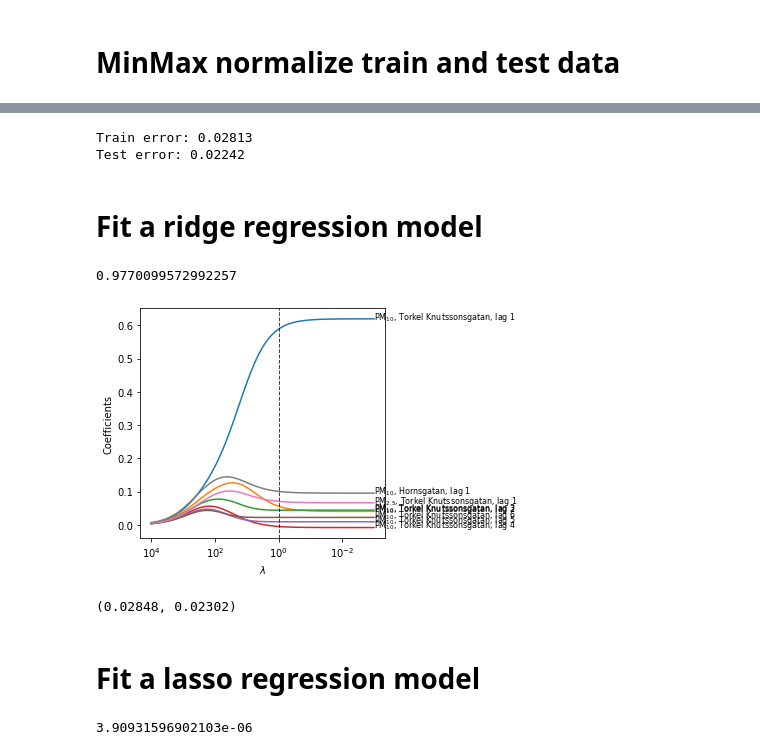
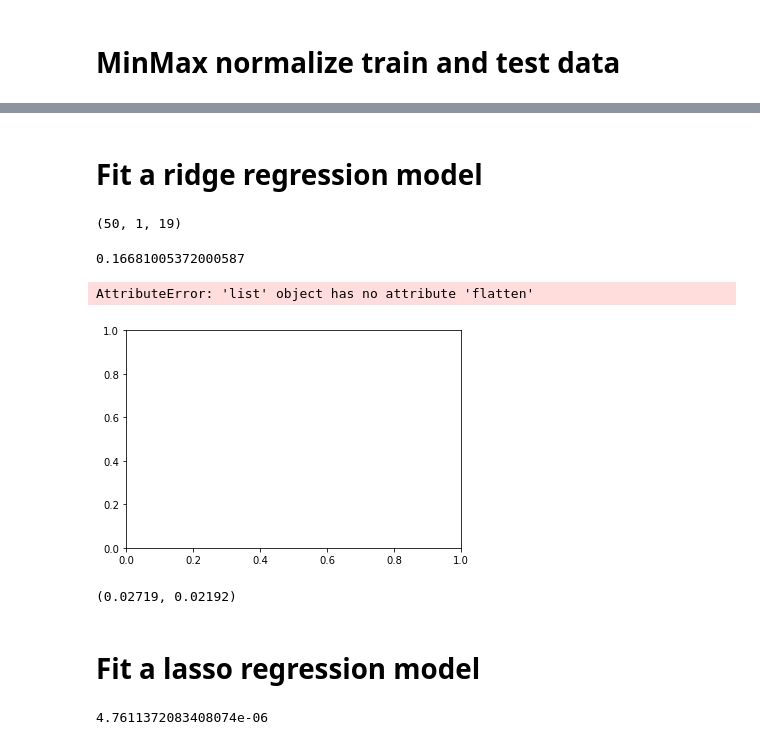
Before and after one commit to simoncarlen/forecasting_project, a Jupyter notebook: jupyter_notebooks/MLR_models.ipynb, the cells around one changed output, grey strips where cells are left out. Cells and saved outputs as stored; diff of their text form; code cells hidden in the pictures.

Commit message:
MLR models (mostly) completed, changes to thesis and inital results plotted

```diff
--- a/jupyter_notebooks/MLR_models.ipynb
+++ b/jupyter_notebooks/MLR_models.ipynb
@@ -83,19 +86,23 @@ df
 # %%
+# '2016-01-01 00:00:00'
+
 # split to train and test set
-df_train = df['2016-01-01 00:00:00':'2019-01-01 00:00:00']
+df_train = df[:'2019-01-01 00:00:00']
 df_test = df['2021-01-01 00:00:00':]
 # %% [markdown]
 # MinMax normalize train and test data
 # %%
 # scaler = StandardScaler()
 scaler = MinMaxScaler()
+# scaler = RobustScaler()
+
 # normalize and make dataframe of training set
-train_norm = scaler.fit_transform(df_train.values)
-df_train_norm = pd.DataFrame(train_norm, columns=df_train.columns)
+df_train = scaler.fit_transform(df_train.values)
+df_train = pd.DataFrame(df_train, columns=df.columns)
 
-# normalize test set with statistics from training data and make dataframe
-test_norm = scaler.transform(df_test.values)
-df_test_norm = pd.DataFrame(test_norm, columns=df_test.columns)
+# normalize test set with statistics from training data, and make dataframe
+df_test = scaler.transform(df_test.values)
+df_test = pd.DataFrame(df_test, columns=df.columns)
 
 # inversed = scaler.inverse_transform(df_train_norm) # inverse normalization
 # df_train_norm['PM$_{2.5}$, Torkel Knutssonsgatan']
@@ -165,6 +116,0 @@ print(regular_MLR.score(X_train, y_train))
-# %%
-print('Train error:', (np.sqrt(mean_squared_error(regular_MLR.predict(X_train), y_train)).round(5)))
-print('Test error:', (np.sqrt(mean_squared_error(regular_MLR.predict(X_test), y_test)).round(5)))
-# %% [output]
-Train error: 0.02813
-Test error: 0.02242
@@ -172,66 +149,71 @@ Test error: 0.02242
 # Fit a ridge regression model
 # %%
 # PM10
-n_alphas = 100
-alphas = np.logspace(-3, 4, n_alphas)
+n_alphas = 50
+alphas = np.logspace(-2, 4, n_alphas)
 coefs = []
 for a in alphas:
-    ridge = linear_model.Ridge(alpha=a)
-    ridge.fit(X_train, y_train)
+    ridge = linear_model.Ridge(alpha=a, fit_intercept=True)
+    ridge.fit(X, y)
     coefs.append(ridge.coef_)
+# %%
+np.shape(coefs)
+# %% [output]
+(50, 1, 19)
 # %%
 # select value of lambda with cross-validation
 from sklearn.model_selection import GridSearchCV
-pars = {'alpha':np.logspace(-3, 5, n_alphas)}
+pars = {'alpha':np.logspace(-1, 1, n_alphas)}
 rr = GridSearchCV(linear_model.Ridge(), pars, scoring='r2', cv=10)
-rr.fit(X_train, y_train)
+rr.fit(X, y)
 
 bestalpha = rr.best_params_['alpha']
 print(bestalpha)
 
 # ridge trace plot
 ax = plt.gca()
 ax.plot(alphas, coefs)
 ax.set_xscale('log')
 ax.set_xlim(ax.get_xlim()[::-1])
-# ax.set_ylim(-.2,.55)
+ax.set_ylim(-.2,.55)
 
-for i in range(len(X_train.columns)):
-    plt.text(min(alphas), coefs[0][i], X_train.columns[i], fontsize=8)
+# for i in range(len(X.columns)):
+#     plt.text(min(alphas), coefs[0][i], X.columns[i], fontsize=8)
 
 plt.xlabel(r'$\lambda$')
 plt.ylabel('Coefficients')
 plt.axvline(bestalpha, color='k', linestyle='--', linewidth=1, alpha=.75)
 plt.tight_layout()
-# plt.savefig('../plots/PM10_ridge_regression.pdf')
+# # plt.savefig('../plots/PM10_ridge_regression.pdf')
 # %% [output]
-0.9770099572992257
+0.16681005372000587
+AttributeError: 'list' object has no attribute 'flatten'
-[figure, old version]
+[figure, new version]
 # %%
-rrbest = linear_model.Ridge(alpha=bestalpha, fit_intercept=False)
-rrbest.fit(X_train, y_train)
-(np.sqrt(mean_squared_error(rrbest.predict(X_train), y_train)).round(5),
+rrbest = linear_model.Ridge(alpha=bestalpha, fit_intercept=True)
+rrbest.fit(X, y)
+(np.sqrt(mean_squared_error(rrbest.predict(X), y)).round(5),
 np.sqrt(mean_squared_error(rrbest.predict(X_test), y_test)).round(5)
 )
 # %% [output]
-(0.02848, 0.02302)
+(0.02719, 0.02192)
 # %% [markdown]
 # Fit a lasso regression model
 # %%
-n_alphas = 100
-alphas = np.logspace(-6, -1, n_alphas)
+n_alphas = 50
+alphas = np.logspace(-10, 2, n_alphas)
 lasso = linear_model.Lasso()
 coefs = []
 for a in alphas:
     lasso.set_params(alpha=a)
-    lasso.fit(X_train, y_train)
+    lasso.fit(X, y)
     coefs.append(lasso.coef_)
 
 lassocv = linear_model.LassoCV(cv=10)
-lassocv.fit(X_train, y_train)
+lassocv.fit(X, y)
 lassocv.alpha_
 # %% [output]
-3.90931596902103e-06
+4.7611372083408074e-06
 # %%
 np.min(lassocv.alphas_), np.max(lassocv.alphas_)
 # %% [output]
```
Also changed, not shown: parts of 24 cells of this notebook, 10 other files.
